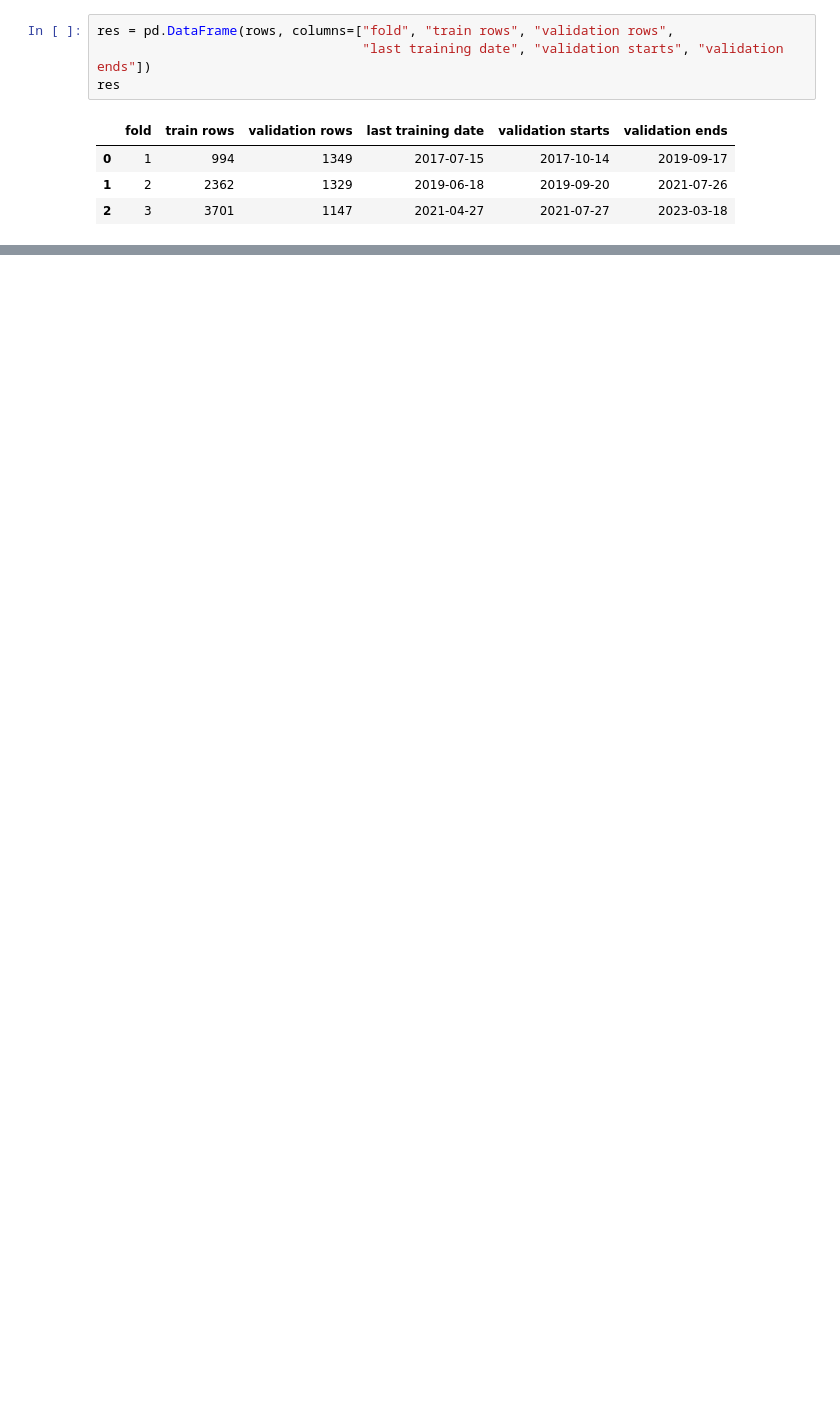
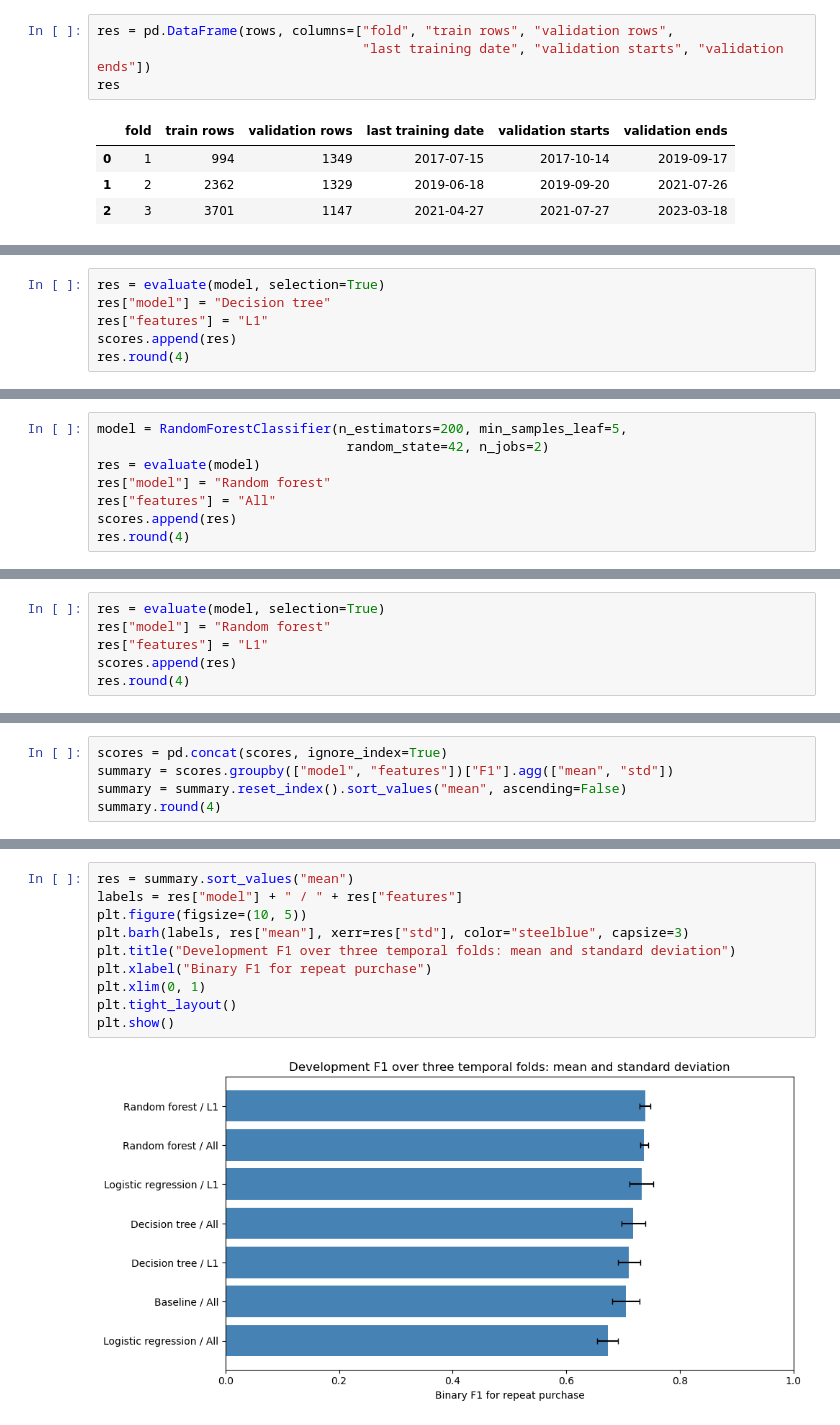
Before and after one commit to MiguelSantos00/Predicting-Repeat-Purchases-ML, a Jupyter notebook: notebooks/04_Modeling.ipynb, the cells around one changed output, grey strips where cells are left out. Drawn from its saved outputs; the diff is of its cells as text; blank space fills up the shorter version.

Commit message:
Make modeling and prediction notebooks easier to follow

```diff
--- a/notebooks/04_Modeling.ipynb
+++ b/notebooks/04_Modeling.ipynb
@@ -300,0 +174,6 @@ choose the classifier, its features or its decision threshold.
+# %%
+res = evaluate(model, selection=True)
+res["model"] = "Decision tree"
+res["features"] = "L1"
+scores.append(res)
+res.round(4)
@@ -300,0 +188,8 @@ choose the classifier, its features or its decision threshold.
+# %%
+model = RandomForestClassifier(n_estimators=200, min_samples_leaf=5,
+                                random_state=42, n_jobs=2)
+res = evaluate(model)
+res["model"] = "Random forest"
+res["features"] = "All"
+scores.append(res)
+res.round(4)
@@ -300,0 +203,6 @@ choose the classifier, its features or its decision threshold.
+# %%
+res = evaluate(model, selection=True)
+res["model"] = "Random forest"
+res["features"] = "L1"
+scores.append(res)
+res.round(4)
@@ -300,0 +218,5 @@ choose the classifier, its features or its decision threshold.
+# %%
+scores = pd.concat(scores, ignore_index=True)
+summary = scores.groupby(["model", "features"])["F1"].agg(["mean", "std"])
+summary = summary.reset_index().sort_values("mean", ascending=False)
+summary.round(4)
@@ -300,0 +232,12 @@ choose the classifier, its features or its decision threshold.
+# %%
+res = summary.sort_values("mean")
+labels = res["model"] + " / " + res["features"]
+plt.figure(figsize=(10, 5))
+plt.barh(labels, res["mean"], xerr=res["std"], color="steelblue", capsize=3)
+plt.title("Development F1 over three temporal folds: mean and standard deviation")
+plt.xlabel("Binary F1 for repeat purchase")
+plt.xlim(0, 1)
+plt.tight_layout()
+plt.show()
+# %% [output]
+[figure, added]
```
Also changed, not shown: parts of 58 cells of this notebook, 5 other files.
